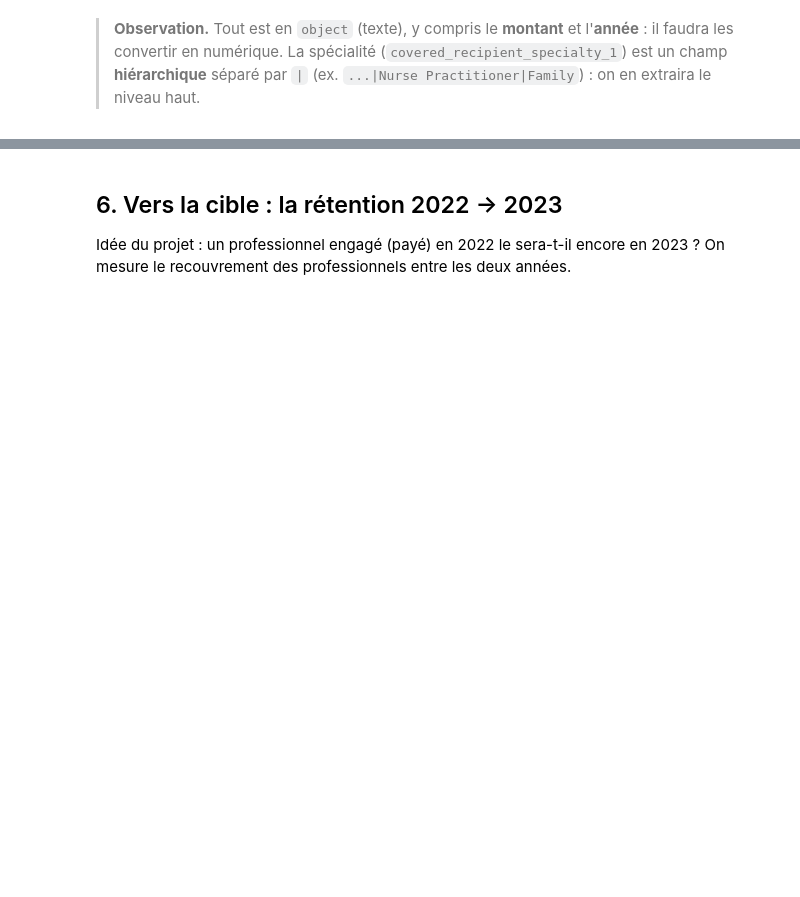
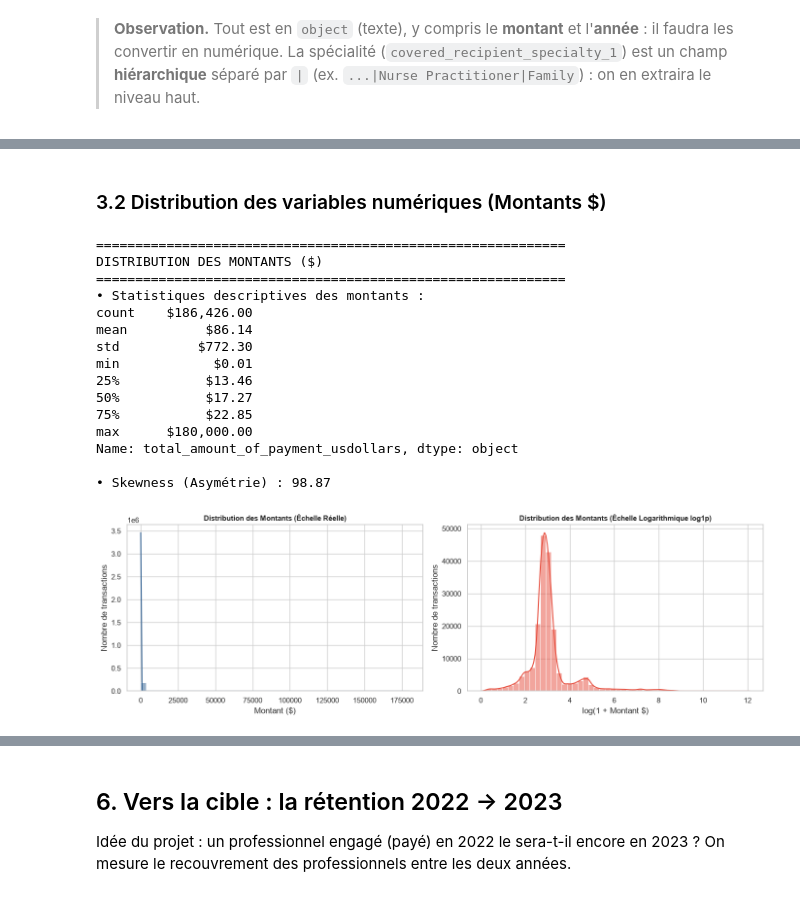
Before and after one commit to juliettebm/pharma-commercial-genai, a Jupyter notebook: notebooks/01_exploration.ipynb, the cells around one changed output, grey strips where cells are left out. Saved outputs shown, nothing was run; the diff lists cells and outputs as text; code cells hidden in the pictures; blank space fills up the shorter version.

```diff
--- a/notebooks/01_exploration.ipynb
+++ b/notebooks/01_exploration.ipynb
@@ -140,0 +398,52 @@ plt.tight_layout(); plt.show()
+# %% [markdown]
+### 3.2 Distribution des variables numériques (Montants $)
+# %%
+print("="*60)
+print("DISTRIBUTION DES MONTANTS ($)")
+print("="*60)
+
+# Conversion explicite en numérique
+montants_numeric = pd.to_numeric(raw['total_amount_of_payment_usdollars'], errors='coerce').dropna()
+
+# 1. Statistiques descriptives et Skewness
+print("• Statistiques descriptives des montants :")
+print(montants_numeric.describe().apply(lambda x: f"${x:,.2f}"))
+
+skewness = montants_numeric.skew()
+print(f"\n• Skewness (Asymétrie) : {skewness:.2f}")
+
+# 2. Visualisation graphique (Échelle brute vs Échelle logarithmique)
+sns.set_theme(style="whitegrid")
+fig, axes = plt.subplots(1, 2, figsize=(14, 4.5))
+
+# Graphique 1 : Échelle brute
+sns.histplot(montants_numeric, bins=50, ax=axes[0], color='#2b5c8f', kde=True)
+axes[0].set_title("Distribution des Montants (Échelle Réelle)", fontsize=11, fontweight='bold')
+axes[0].set_xlabel("Montant ($)")
+axes[0].set_ylabel("Nombre de transactions")
+
+# Graphique 2 : Échelle Log1p
+sns.histplot(np.log1p(montants_numeric), bins=50, ax=axes[1], color='#e74c3c', kde=True)
+axes[1].set_title("Distribution des Montants (Échelle Logarithmique log1p)", fontsize=11, fontweight='bold')
+axes[1].set_xlabel("log(1 + Montant $)")
+axes[1].set_ylabel("Nombre de transactions")
+
+plt.tight_layout()
+plt.show()
+# %% [output]
+============================================================
+DISTRIBUTION DES MONTANTS ($)
+============================================================
+• Statistiques descriptives des montants :
+count    $186,426.00
+mean          $86.14
+std          $772.30
+min            $0.01
+25%           $13.46
+50%           $17.27
+75%           $22.85
+max      $180,000.00
+Name: total_amount_of_payment_usdollars, dtype: object
+
+• Skewness (Asymétrie) : 98.87
+[figure, added]
```
Also changed, not shown: parts of 57 cells of this notebook, 2 other files.
